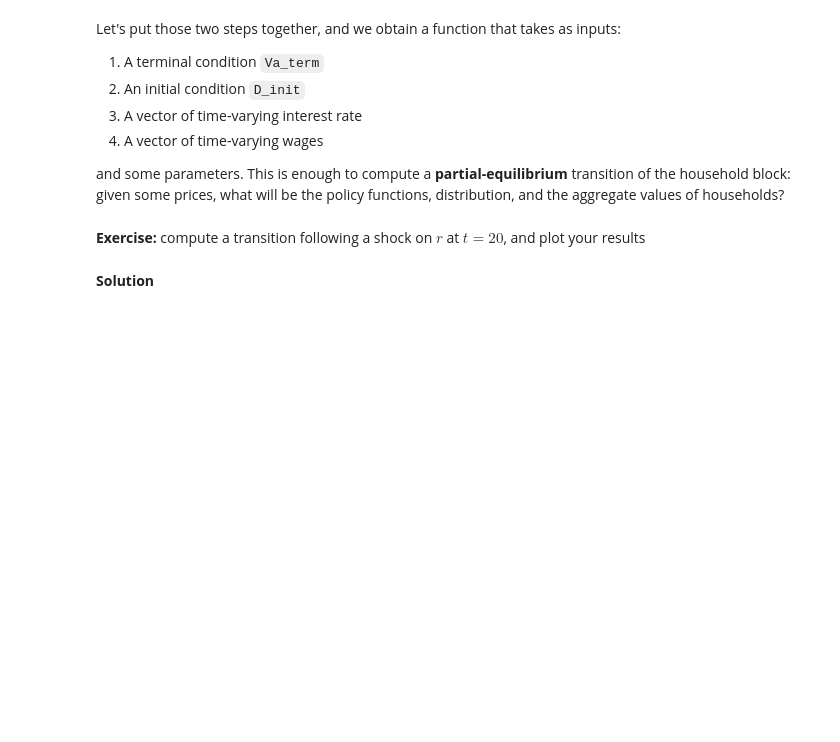
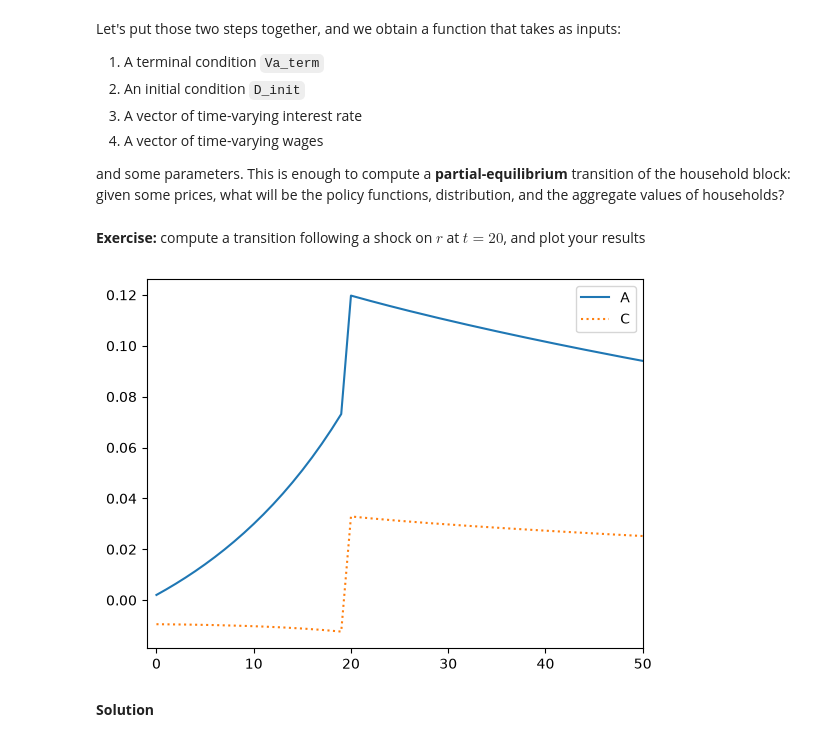
Before and after one commit to NumEconCopenhagen/AdvMacroHet, a Jupyter notebook: 05-06-Transition-Path/02-Transition-Manually-PE.ipynb, the cells around one changed output. Drawn from its saved outputs; the diff is of its cells as text; code cells hidden in the pictures; blank space fills up the shorter version.

```diff
--- a/05-06-Transition-Path/02-Transition-Manually-PE.ipynb
+++ b/05-06-Transition-Path/02-Transition-Manually-PE.ipynb
@@ -330,18 +330,22 @@ def get_impulse_response(Va_term, D_init, r_vec, w_vec, par):
 **Exercise:** compute a transition following a shock on $r$ at $t=20$, and plot your results
 # %%
 # Code here
-r_shock = # ?
-r_vec = # ?
-w_vec = # ?
+r_shock = r_ss * 1.01
+r_vec = np.ones((T)) * r_ss
+w_vec = np.ones((T)) * w_ss
 
 # impose the shock
+r_vec[20] = r_shock
 
 # compute impulse reponse
-
+C_trans, A_trans, D_trans, c_trans, a_trans = get_impulse_response(Va_term, D_init, r_vec, w_vec, par)
 plt.plot((A_trans-A_ss) / A_ss * 100, label = 'A')
 plt.plot((C_trans-C_ss) / C_ss * 100, label = 'C', linestyle = ':')
 plt.legend()
+plt.xlim(-1,50)
 plt.show()
+# %% [output]
+[figure, added]
 # %% [markdown]
 **Solution**
 # %%
```
Also changed, not shown: 10 other files.
